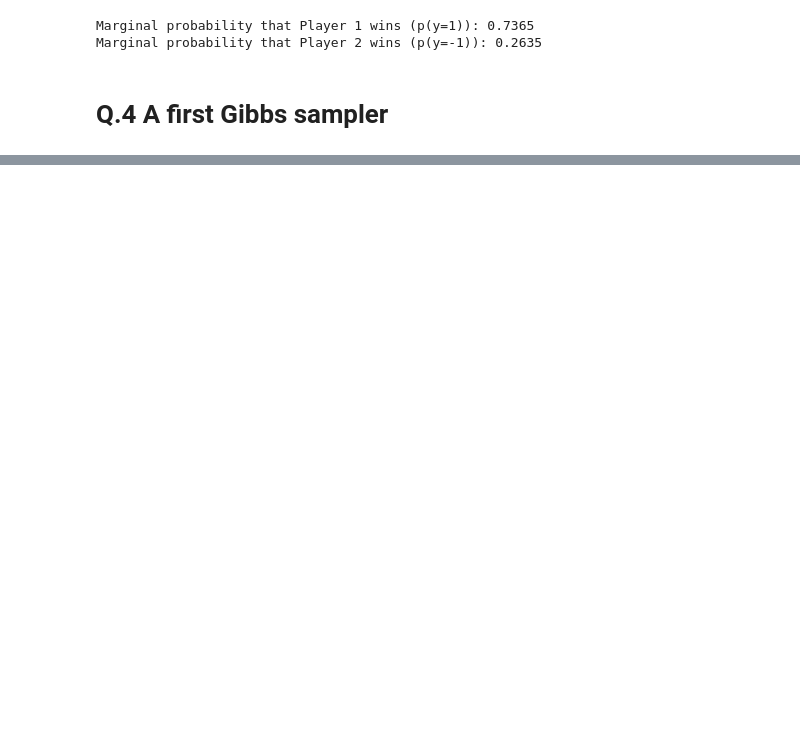
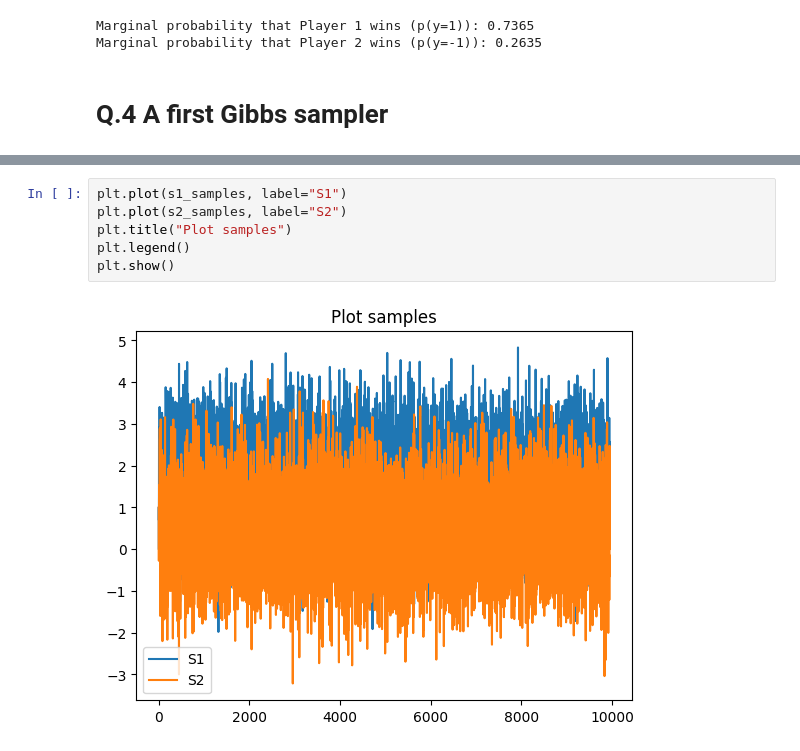
Before and after one commit to ClaudeCarlsson/Bayesian-Skill-Estimation-in-Player-Competitions, a Jupyter notebook: Project.ipynb, the cells around one changed output, grey strips where cells are left out. Drawn from its saved outputs; the diff is of its cells as text; blank space fills up the shorter version.

```diff
--- a/Project.ipynb
+++ b/Project.ipynb
@@ -259,0 +241,8 @@ plt.show()
+# %%
+plt.plot(s1_samples, label="S1")
+plt.plot(s2_samples, label="S2")
+plt.title("Plot samples")
+plt.legend()
+plt.show()
+# %% [output]
+[figure, added]
```
Also changed, not shown: parts of 18 cells of this notebook.
